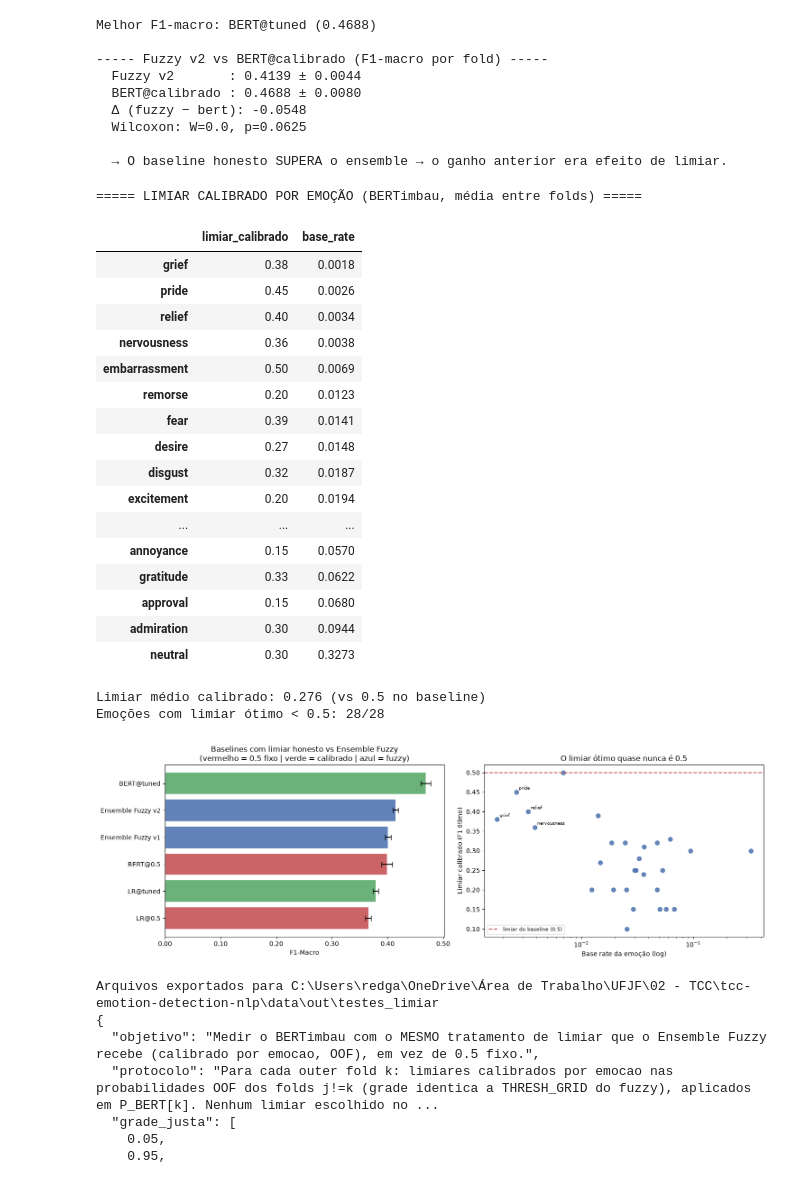
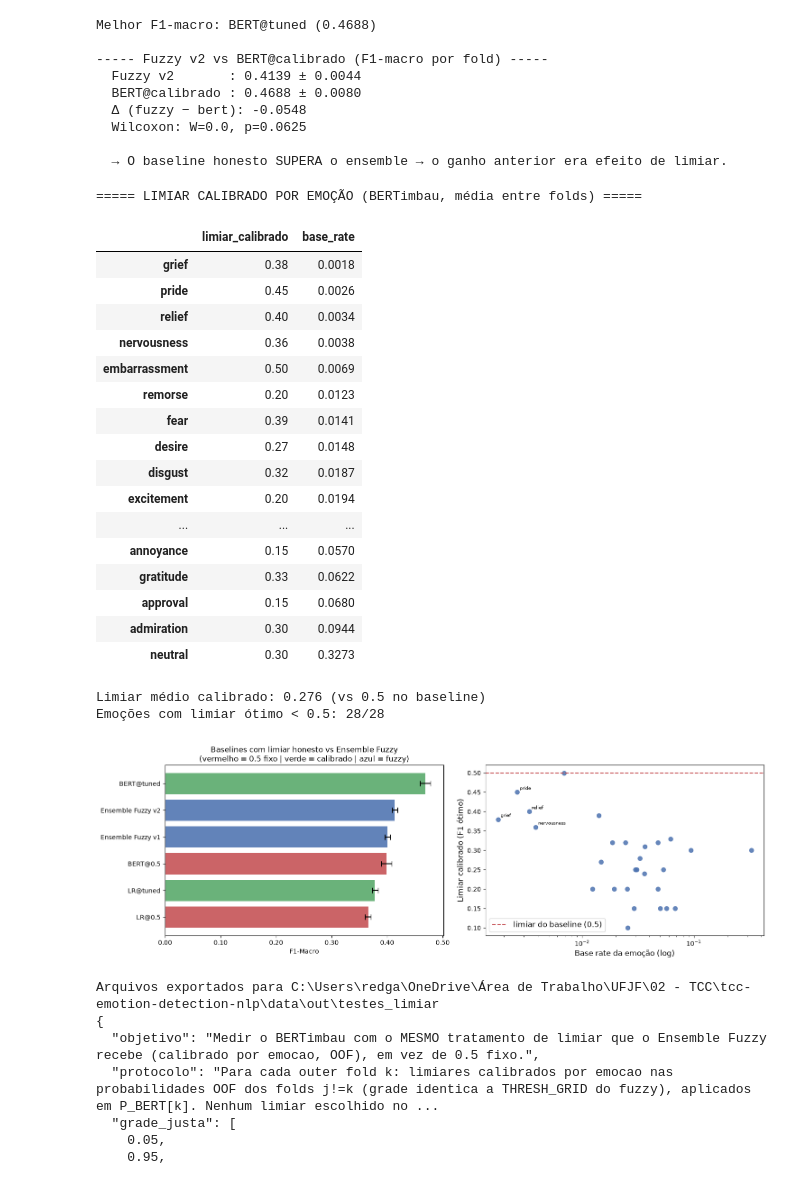
Before and after one commit to LuanBarbs/tcc-emotion-detection-nlp, a Jupyter notebook: src/ensemble_fuzzy_interpretacao.ipynb, the cells around one changed output. Drawn from its saved outputs; the diff is of its cells as text; code cells hidden in the pictures.

```diff
--- a/src/ensemble_fuzzy_interpretacao.ipynb
+++ b/src/ensemble_fuzzy_interpretacao.ipynb
@@ -528,39 +528,38 @@ ax2 = axes[1]
 ax2.scatter(df_thr["base_rate"], df_thr["limiar_calibrado"], s=45, color="#4C72B0", alpha=0.85)
 ax2.axhline(0.5, color="#C44E52", linestyle="--", label="limiar do baseline (0.5)")
 ax2.set_xscale("log")
-ax2.set_xlabel("Base rate da emoção (log)")
-ax2.set_ylabel("Limiar calibrado (F1 ótimo)")
-ax2.set_title("O limiar ótimo quase nunca é 0.5")
-ax2.legend(fontsize=8)
+ax2.set_xlabel("Base rate da emoção (log)", fontsize=12)
+ax2.set_ylabel("Limiar calibrado (F1 ótimo)", fontsize=12)
+ax2.legend(fontsize=12)
 for emo in df_thr.index[:4]:
     ax2.annotate(emo, (df_thr.loc[emo, "base_rate"], df_thr.loc[emo, "limiar_calibrado"]),
                  fontsize=7, xytext=(4, 4), textcoords="offset points")
 
 plt.tight_layout()
-plt.savefig(OUT_LIMIAR / "testes_limiar_bert.png", dpi=150, bbox_inches="tight")
+plt.savefig(OUT_LIMIAR / "testes_limiar_bert.png", dpi=300, bbox_inches="tight")
 plt.show()
 # %% [output]
 ===== LIMIAR CALIBRADO POR EMOÇÃO (BERTimbau, média entre folds) =====
 |  | limiar_calibrado | base_rate |
 | grief | 0.38 | 0.0018 |
 | pride | 0.45 | 0.0026 |
 | relief | 0.40 | 0.0034 |
 | nervousness | 0.36 | 0.0038 |
 | embarrassment | 0.50 | 0.0069 |
 | remorse | 0.20 | 0.0123 |
 | fear | 0.39 | 0.0141 |
 | desire | 0.27 | 0.0148 |
 | disgust | 0.32 | 0.0187 |
 | excitement | 0.20 | 0.0194 |
 | ... | ... | ... |
 | annoyance | 0.15 | 0.0570 |
 | gratitude | 0.33 | 0.0622 |
 | approval | 0.15 | 0.0680 |
 | admiration | 0.30 | 0.0944 |
 | neutral | 0.30 | 0.3273 |
 Limiar médio calibrado: 0.276 (vs 0.5 no baseline)
 Emoções com limiar ótimo < 0.5: 28/28
-[figure, old version]
+[figure, new version]
 # %%
 df_thresh.to_csv(OUT_LIMIAR / "efeito_limiar.csv")
 df_final.to_csv(OUT_LIMIAR / "comparacao_final_limiar_honesto.csv")
```
Also changed, not shown: parts of 3 cells of this notebook, 16 other files.
